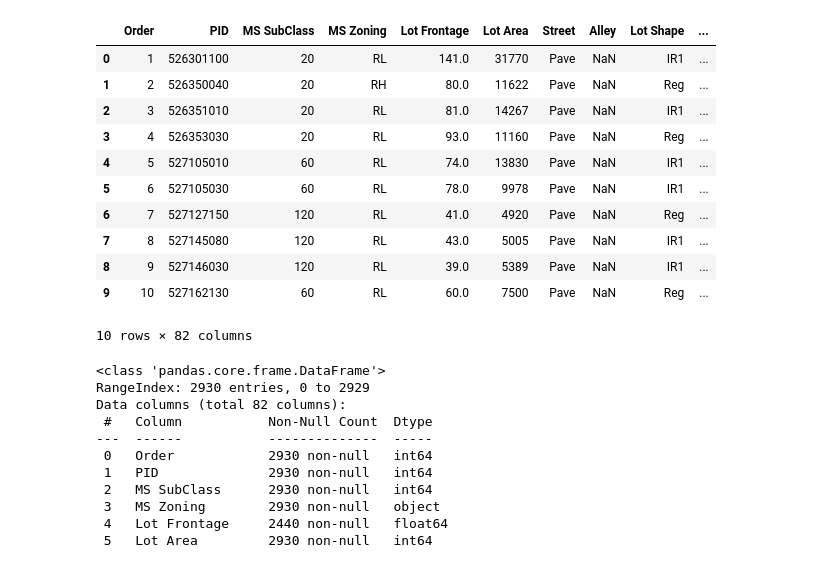
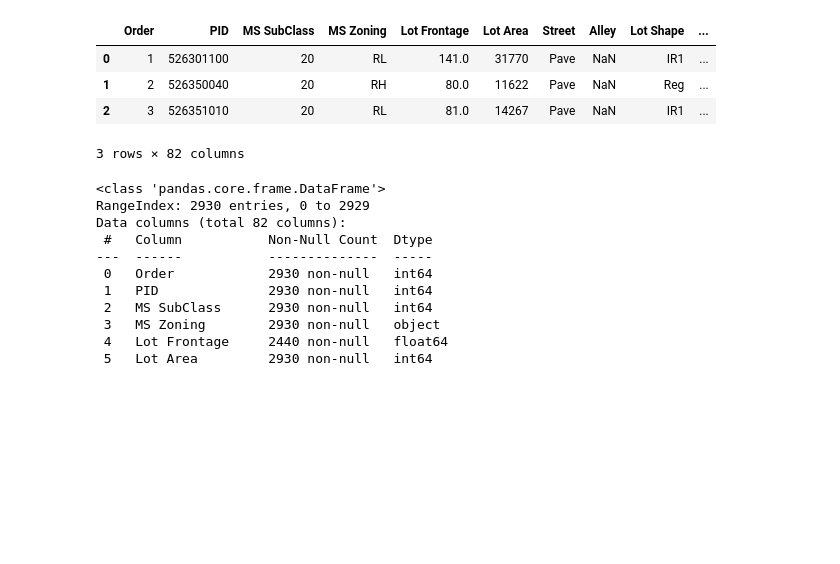
Before and after one commit to Juanchumu/TpLabDatos, a Jupyter notebook: tp1_limpeza.ipynb, the cells around one changed output. Cells and saved outputs as stored; diff of their text form; code cells hidden in the pictures; blank space fills up the shorter version.

```diff
--- a/tp1_limpeza.ipynb
+++ b/tp1_limpeza.ipynb
@@ -9,19 +12,12 @@ ruta_archivo = "Grupo 4 - Precio de viviendas.csv"
 # %%
 # cargar la versión CSV:
 data = pd.read_csv(ruta_archivo, sep=',', encoding='utf-8')
-data.head(10)
+data.head(3)
 # %% [output]
 |  | Order | PID | MS SubClass | MS Zoning | Lot Frontage | Lot Area | Street | Alley | Lot Shape | ... |
 | 0 | 1 | 526301100 | 20 | RL | 141.0 | 31770 | Pave | NaN | IR1 | ... |
 | 1 | 2 | 526350040 | 20 | RH | 80.0 | 11622 | Pave | NaN | Reg | ... |
 | 2 | 3 | 526351010 | 20 | RL | 81.0 | 14267 | Pave | NaN | IR1 | ... |
-| 3 | 4 | 526353030 | 20 | RL | 93.0 | 11160 | Pave | NaN | Reg | ... |
-| 4 | 5 | 527105010 | 60 | RL | 74.0 | 13830 | Pave | NaN | IR1 | ... |
-| 5 | 6 | 527105030 | 60 | RL | 78.0 | 9978 | Pave | NaN | IR1 | ... |
-| 6 | 7 | 527127150 | 120 | RL | 41.0 | 4920 | Pave | NaN | Reg | ... |
-| 7 | 8 | 527145080 | 120 | RL | 43.0 | 5005 | Pave | NaN | IR1 | ... |
-| 8 | 9 | 527146030 | 120 | RL | 39.0 | 5389 | Pave | NaN | IR1 | ... |
-| 9 | 10 | 527162130 | 60 | RL | 60.0 | 7500 | Pave | NaN | Reg | ... |
-10 rows × 82 columns
+3 rows × 82 columns
 # %%
 data.info()
```
Also changed, not shown: parts of 17 cells of this notebook.
